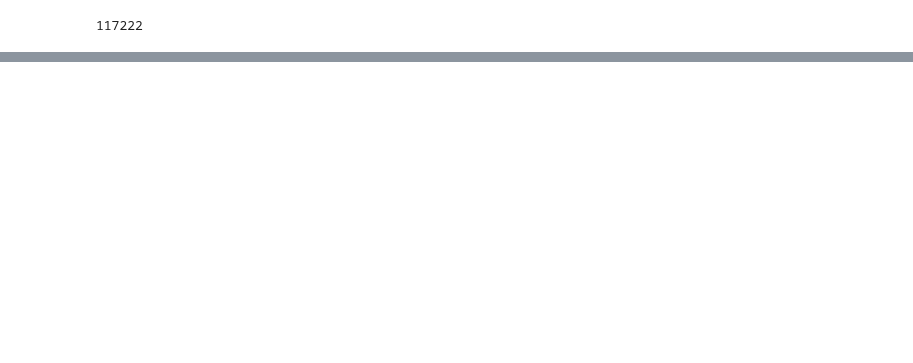
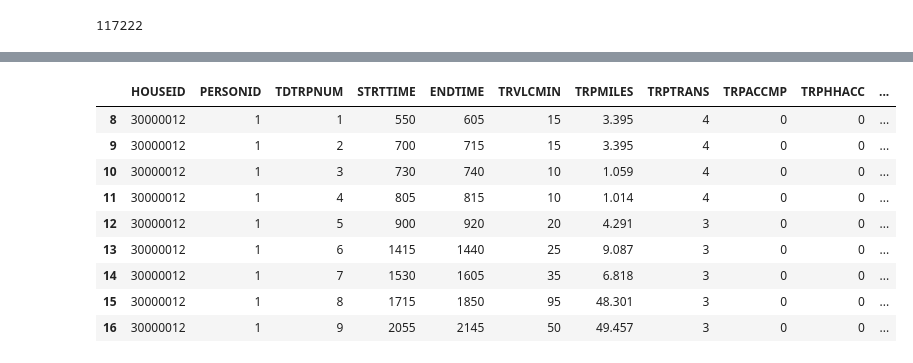
Before and after one commit to SyedFaquar/pattern_recognition, a Jupyter notebook: notebooks/initial_notebook.ipynb, the cells around one changed output, grey strips where cells are left out. Cells and saved outputs as stored; diff of their text form; code cells hidden in the pictures; blank space fills up the shorter version.

```diff
--- a/notebooks/initial_notebook.ipynb
+++ b/notebooks/initial_notebook.ipynb
@@ -279,0 +306,15 @@ filter_state(df, 34).shape
+# %%
+#getting the one household value from the urban_ny
+house = urban_ny[urban_ny['HOUSEID'] == 30000012]
+house.head(10)
+# %% [output]
+|  | HOUSEID | PERSONID | TDTRPNUM | STRTTIME | ENDTIME | TRVLCMIN | TRPMILES | TRPTRANS | TRPACCMP | TRPHHACC | ... |
+| 8 | 30000012 | 1 | 1 | 550 | 605 | 15 | 3.395 | 4 | 0 | 0 | ... |
+| 9 | 30000012 | 1 | 2 | 700 | 715 | 15 | 3.395 | 4 | 0 | 0 | ... |
+| 10 | 30000012 | 1 | 3 | 730 | 740 | 10 | 1.059 | 4 | 0 | 0 | ... |
+| 11 | 30000012 | 1 | 4 | 805 | 815 | 10 | 1.014 | 4 | 0 | 0 | ... |
+| 12 | 30000012 | 1 | 5 | 900 | 920 | 20 | 4.291 | 3 | 0 | 0 | ... |
+| 13 | 30000012 | 1 | 6 | 1415 | 1440 | 25 | 9.087 | 3 | 0 | 0 | ... |
+| 14 | 30000012 | 1 | 7 | 1530 | 1605 | 35 | 6.818 | 3 | 0 | 0 | ... |
+| 15 | 30000012 | 1 | 8 | 1715 | 1850 | 95 | 48.301 | 3 | 0 | 0 | ... |
+| 16 | 30000012 | 1 | 9 | 2055 | 2145 | 50 | 49.457 | 3 | 0 | 0 | ... |
```
Also changed, not shown: parts of 28 cells of this notebook.
